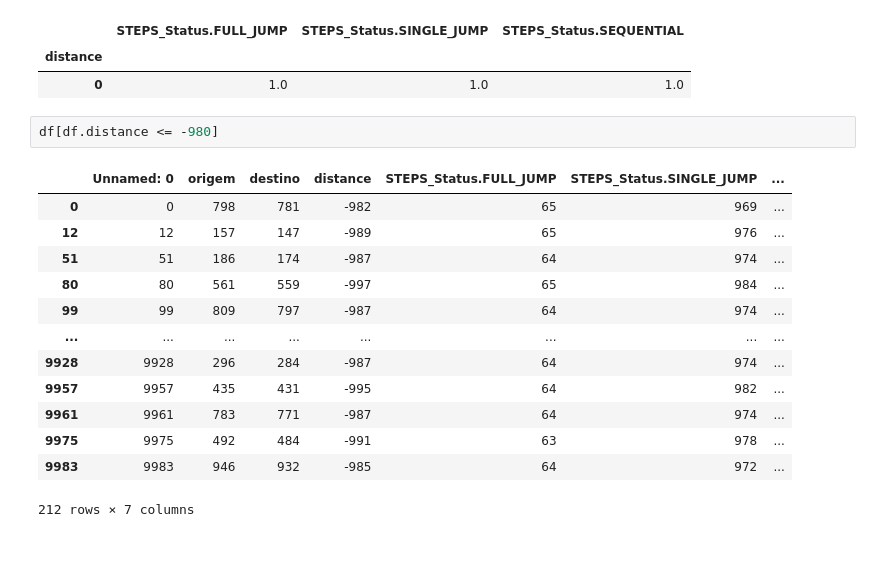
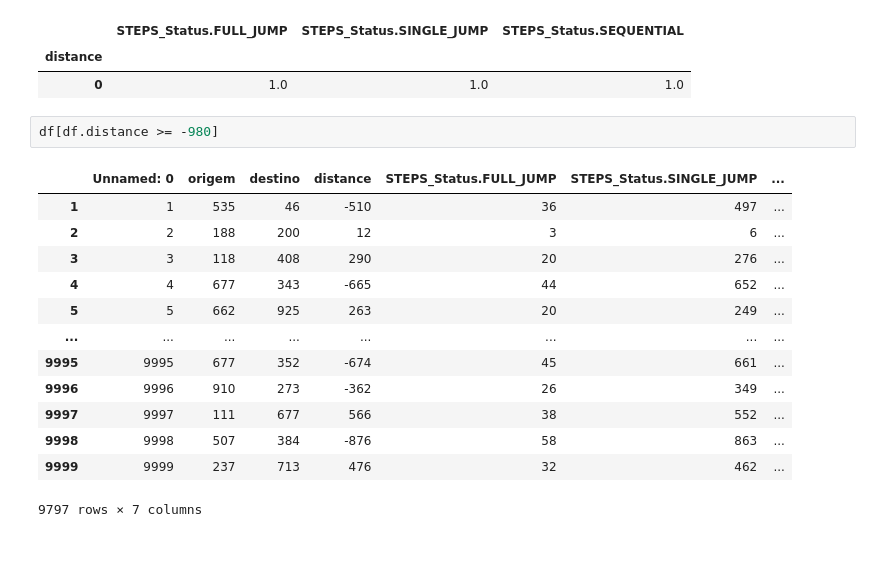
Before and after one commit to TiFalcom/node-chord-dht, a Jupyter notebook: notebooks/Jump-Test.ipynb, the cells around one changed output. Drawn from its saved outputs; the diff is of its cells as text.

```diff
--- a/notebooks/Jump-Test.ipynb
+++ b/notebooks/Jump-Test.ipynb
@@ -60,20 +60,20 @@ df_aux[df_aux.index == 0].head()
 | distance |  |  |  |
 | 0 | 1.0 | 1.0 | 1.0 |
 # %%
-df[df.distance <= -980]
+df[df.distance >= -980]
 # %% [output]
 |  | Unnamed: 0 | origem | destino | distance | STEPS_Status.FULL_JUMP | STEPS_Status.SINGLE_JUMP | ... |
-| 0 | 0 | 798 | 781 | -982 | 65 | 969 | ... |
-| 12 | 12 | 157 | 147 | -989 | 65 | 976 | ... |
-| 51 | 51 | 186 | 174 | -987 | 64 | 974 | ... |
-| 80 | 80 | 561 | 559 | -997 | 65 | 984 | ... |
-| 99 | 99 | 809 | 797 | -987 | 64 | 974 | ... |
+| 1 | 1 | 535 | 46 | -510 | 36 | 497 | ... |
+| 2 | 2 | 188 | 200 | 12 | 3 | 6 | ... |
+| 3 | 3 | 118 | 408 | 290 | 20 | 276 | ... |
+| 4 | 4 | 677 | 343 | -665 | 44 | 652 | ... |
+| 5 | 5 | 662 | 925 | 263 | 20 | 249 | ... |
 | ... | ... | ... | ... | ... | ... | ... | ... |
-| 9928 | 9928 | 296 | 284 | -987 | 64 | 974 | ... |
-| 9957 | 9957 | 435 | 431 | -995 | 64 | 982 | ... |
-| 9961 | 9961 | 783 | 771 | -987 | 64 | 974 | ... |
-| 9975 | 9975 | 492 | 484 | -991 | 63 | 978 | ... |
-| 9983 | 9983 | 946 | 932 | -985 | 64 | 972 | ... |
+| 9995 | 9995 | 677 | 352 | -674 | 45 | 661 | ... |
+| 9996 | 9996 | 910 | 273 | -362 | 26 | 349 | ... |
+| 9997 | 9997 | 111 | 677 | 566 | 38 | 552 | ... |
+| 9998 | 9998 | 507 | 384 | -876 | 58 | 863 | ... |
+| 9999 | 9999 | 237 | 713 | 476 | 32 | 462 | ... |
-212 rows × 7 columns
+9797 rows × 7 columns
 # %% [markdown]
 #
```
